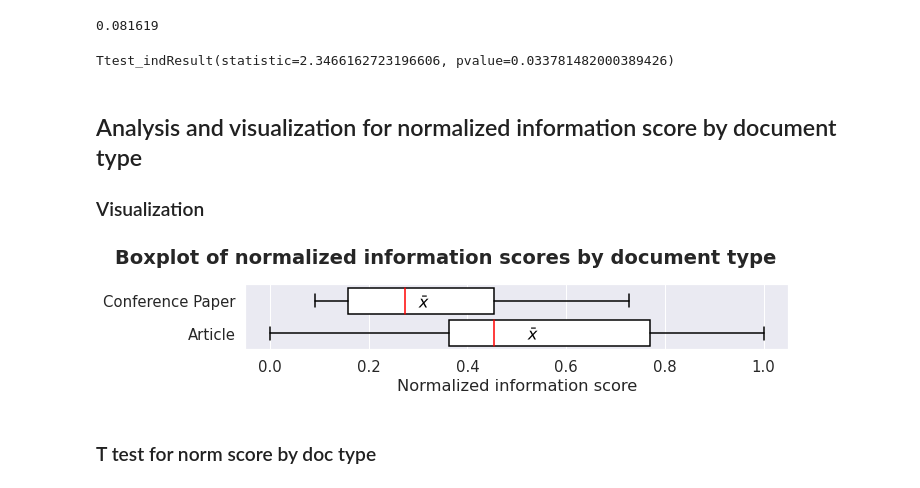
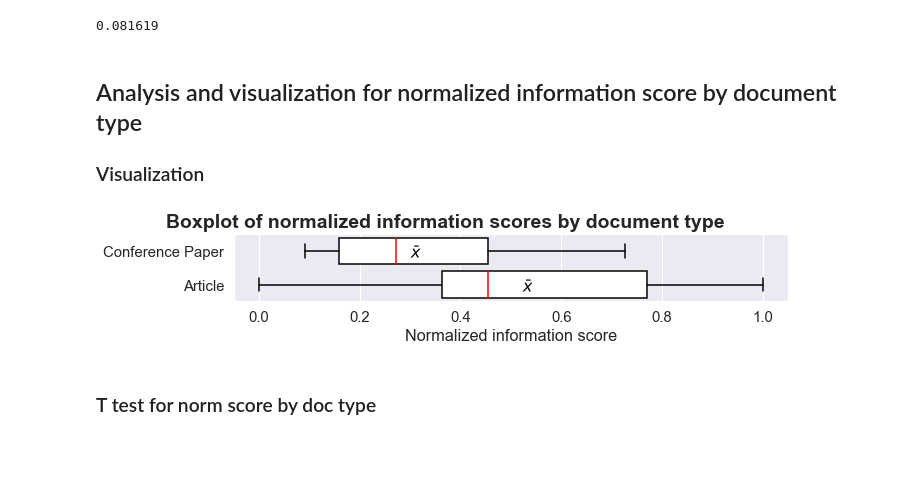
Before and after one commit to staeiou/gigo_qss_2021, a Jupyter notebook: code/2-main-cleaning-analysis-viz.ipynb, the cells around one changed output. Drawn from its saved outputs; the diff is of its cells as text; code cells hidden in the pictures; blank space fills up the shorter version.

```diff
--- a/code/2-main-cleaning-analysis-viz.ipynb
+++ b/code/2-main-cleaning-analysis-viz.ipynb
@@ -1144,41 +1144,38 @@ df[['Document Type','label source score']].dropna().groupby('Document Type').var
 t = stats.ttest_ind(df_original_ha.query("`Document Type` == 'Article'")['label source score'],
               df_original_ha.query("`Document Type` == 'Conference Paper'")['label source score'],
                equal_var=False)
-t
-# %% [output]
-Ttest_indResult(statistic=2.3466162723196606, pvalue=0.033781482000389426)
 # %% [markdown]
 ## Analysis and visualization for normalized information score by document type
 ### Visualization
 # %%
 import matplotlib
 
 sns.set(style="darkgrid", font_scale=1.35, rc={'figure.figsize':(10,2.5)})
 medianprops = dict(linewidth=2.5, linecolor='firebrick')
 boxcolors = dict(boxes='r', whiskers='r', medians='r', caps='r')
 ax = sns.boxplot(data=df, x='norm score', y='Document Type', color='w', medianprops={'color':'red'},
                  showmeans=True,meanprops={"marker":"$x̄$","markerfacecolor":"black",
                 "markeredgecolor":"black","markeredgewidth":0,"markersize":"12"},
                 order = list(df.groupby('Document Type')['norm score'].mean().dropna().sort_values().index))
 
 ax.set_xlabel("Normalized information score")
 ax.set_ylabel("")
 
 for l in ax.get_children():
     if type(l) == matplotlib.patches.PathPatch:
         l.set_edgecolor('black')
     if type(l) == matplotlib.lines.Line2D:
         if l.get_color() != 'red':
             l.set_color('black')
 
 
 plt.suptitle("Boxplot of normalized information scores by document type",
-             ha="center",y=.9,fontweight="bold")
+             ha="center",y=.82,fontweight="bold")
 plt.tight_layout()
 plt.savefig("../figures/info_score_doc_type.png", bbox_inches="tight")
 plt.savefig("../figures/info_score_doc_type.pdf", bbox_inches="tight")
 # %% [output]
-[figure, old version]
+[figure, new version]
 # %% [markdown]
 ### T test for norm score by doc type
 # %% [markdown]
```
Also changed, not shown: parts of 18 cells of this notebook.
